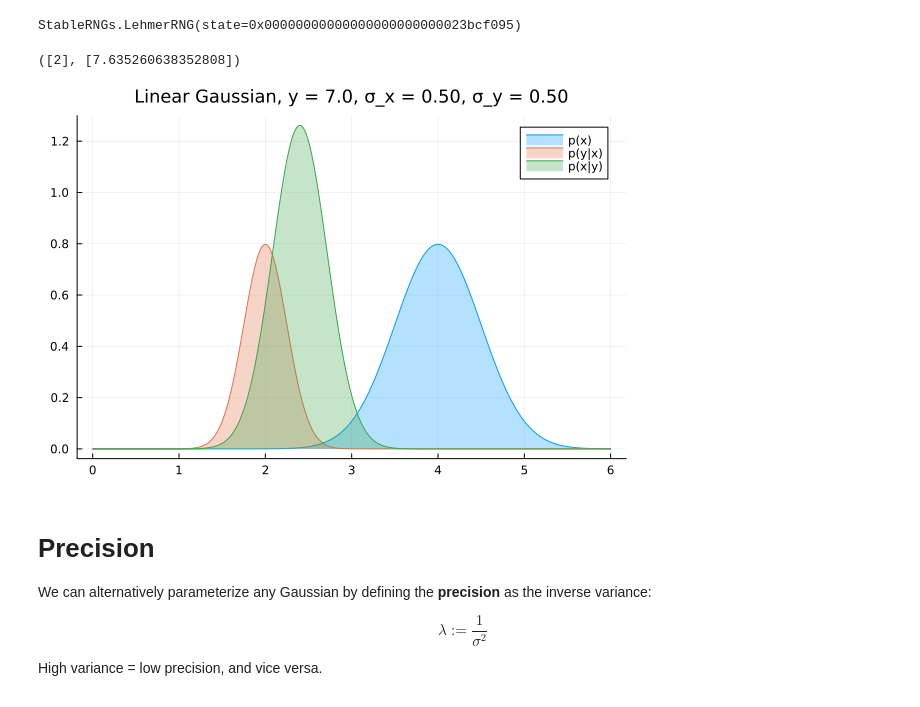
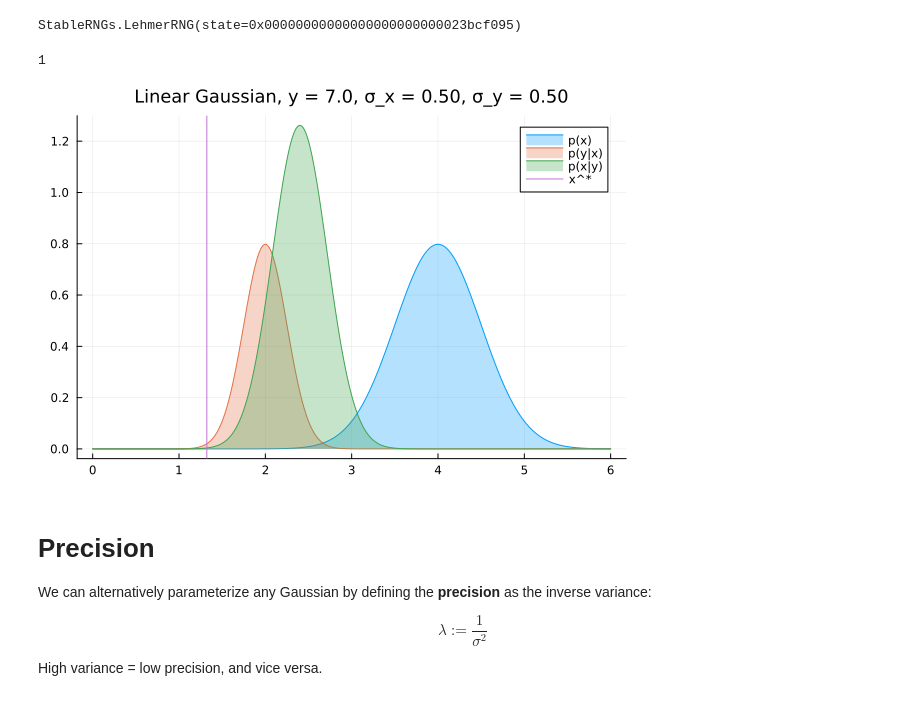
Before and after one commit to emptydiagram/rxinfer-actinf, a Jupyter notebook: foai-ch2.ipynb, the cells around one changed output. Drawn from its saved outputs; the diff is of its cells as text; code cells hidden in the pictures.

Commit message:
Plot true x's

```diff
--- a/foai-ch2.ipynb
+++ b/foai-ch2.ipynb
@@ -99,28 +99,28 @@ StableRNGs.LehmerRNG(state=0x00000000000000000000000023bcf095)
 # example 2b from FOAI
 x_hidden = 2
 β = [3, 2]
+# in order to follow the practice of specifying the y, we compute inverse params:
+β_inv = [-3.0/2.0, 1.0/2.0]
 var_y = 1
-x_data, y_data = generative_process(x_hidden, β, var_y, rng)
 # %% [output]
-([2], [7.635260638352808])
+1
 # %%
-# actually, don't use what we previously generated, use hardcoded 7 as example
-y_data = [7.0]
+y_data, x_data = generative_process(7.0, β_inv, var_y, rng)
 
 make_plot_title(y, stddev_x, stddev_y) = "Linear Gaussian, y = $(@sprintf("%.1f", y)), σ_x = $(@sprintf("%.2f", stddev_x)), σ_y = $(@sprintf("%.2f", stddev_y))"
 
 # assume we've already learned the correct γ parameters, somehow
 mu_x = 4.0
 stddev_x = sqrt(0.25)
 γ = [3.0, 2.0]
 stddev_y = sqrt(0.25)
 
 
 plot(title=make_plot_title(y_data[1], stddev_x, stddev_y), titlefontsize=12)
 generative_model(y_data, mu_x, stddev_x, γ, stddev_y, rng)
-#vline!(x_data, label="x", c=4)
+vline!(x_data, label="x^*", c=4)
 # %% [output]
-[figure, old version]
+[figure, new version]
 # %% [markdown]
 # Precision
 
```
Also changed, not shown: parts of 6 cells of this notebook.
